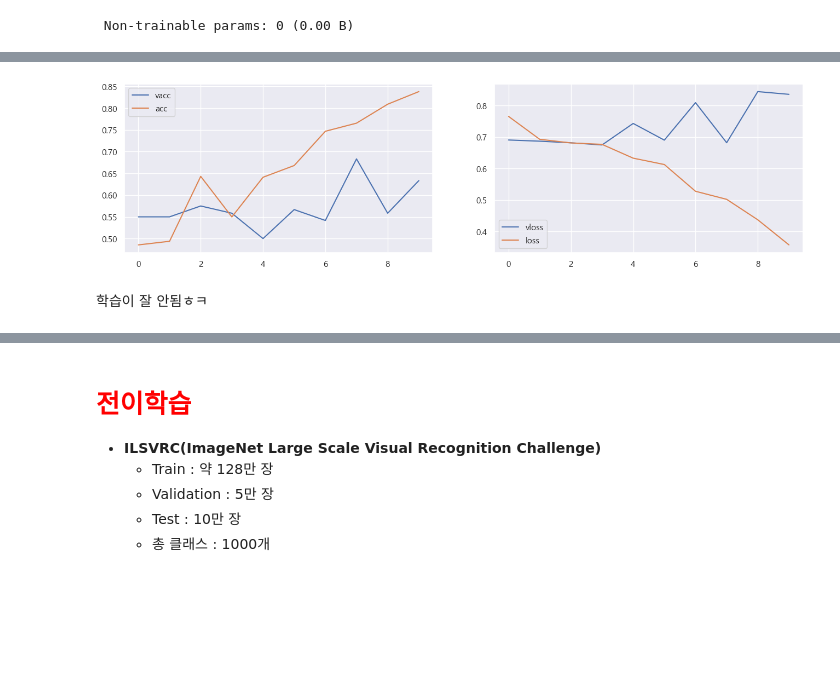
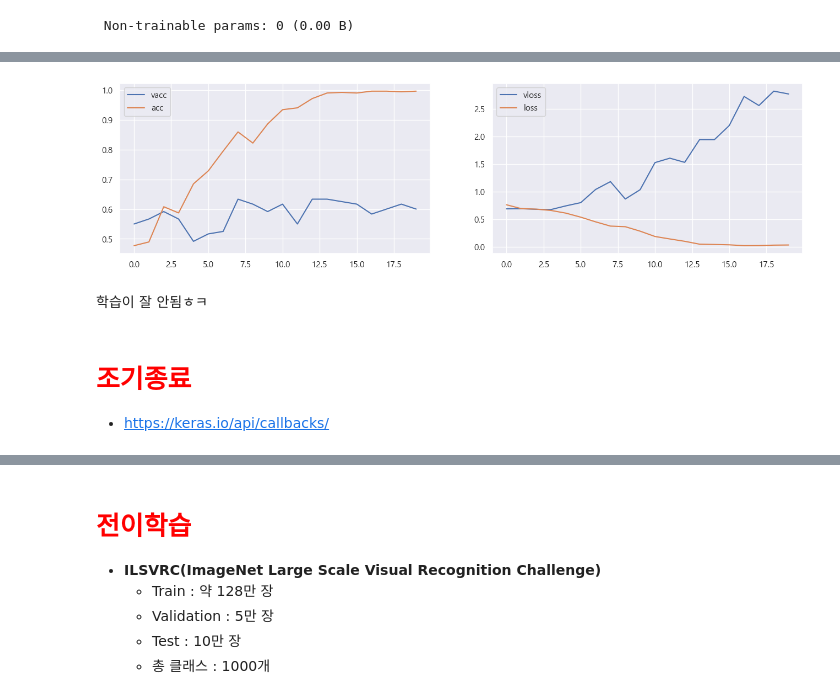
Before and after one commit to han00jh/DL-Study, a Jupyter notebook: lec.05_딥러닝_CNN - Cat&DOG.ipynb, the cells around one changed output, grey strips where cells are left out. Cells and saved outputs as stored; diff of their text form; code cells hidden in the pictures; blank space fills up the shorter version.

```diff
--- a/lec.05_딥러닝_CNN - Cat&DOG.ipynb
+++ b/lec.05_딥러닝_CNN - Cat&DOG.ipynb
@@ -200,7 +203,7 @@ Model: "sequential"
  Trainable params: 4,219,169 (16.09 MB)
  Non-trainable params: 0 (0.00 B)
 # %%
-fit_res = model.fit( train_dir, epochs=10, validation_data = val_dir )
+fit_res = model.fit( train_dir, epochs=20, validation_data = val_dir )
 loss, acc = model.evaluate(val_dir)
 print(f"acc : {acc:.4f} , loss:{loss:.4f}")
 # %% [output]
@@ -224,20 +227,23 @@ acc : 0.6333 , loss:0.8359
 # %%
 plt.figure(figsize=(16,4))
 plt.subplot(1,2,1)
 vacc = fit_res.history["val_accuracy"]
 acc  = fit_res.history["accuracy"]
-plt.plot(range(10), vacc , label="vacc")
-plt.plot(range(10), acc  , label="acc")
+plt.plot(range(20), vacc , label="vacc")
+plt.plot(range(20), acc  , label="acc")
 plt.legend()
 
 plt.subplot(1,2,2)
 vloss = fit_res.history["val_loss"]
 loss = fit_res.history["loss"]
-plt.plot(range(10),vloss , label="vloss")
-plt.plot(range(10),loss  , label="loss")
+plt.plot(range(20),vloss , label="vloss")
+plt.plot(range(20),loss  , label="loss")
 plt.legend()
 plt.show()
 # %% [output]
-[figure, old version]
+[figure, new version]
 # %% [markdown]
 학습이 잘 안됨ㅎㅋ
+# %% [markdown]
+# <font color = red><b>조기종료
+* https://keras.io/api/callbacks/
```
Also changed, not shown: parts of 66 cells of this notebook, 3 other files.
